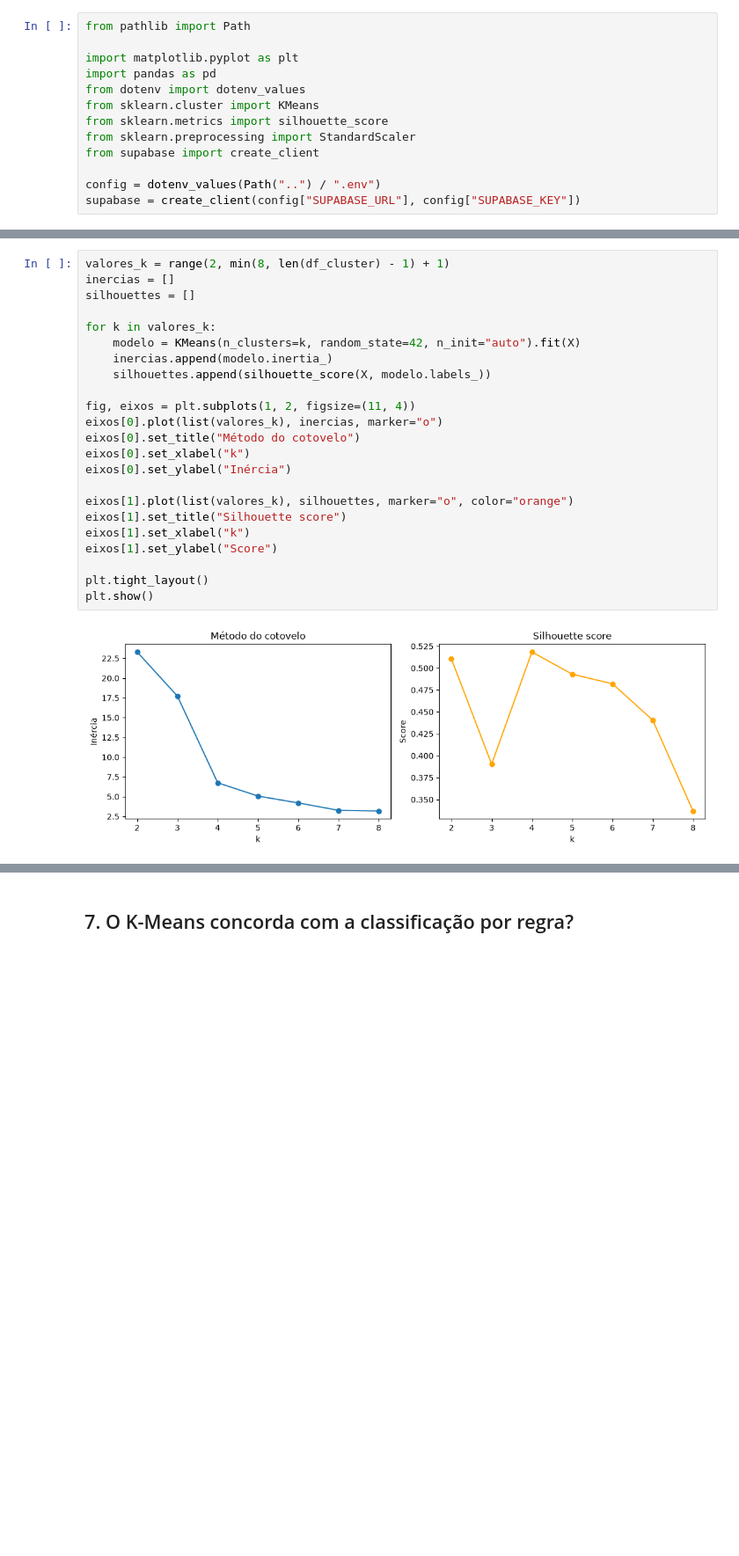
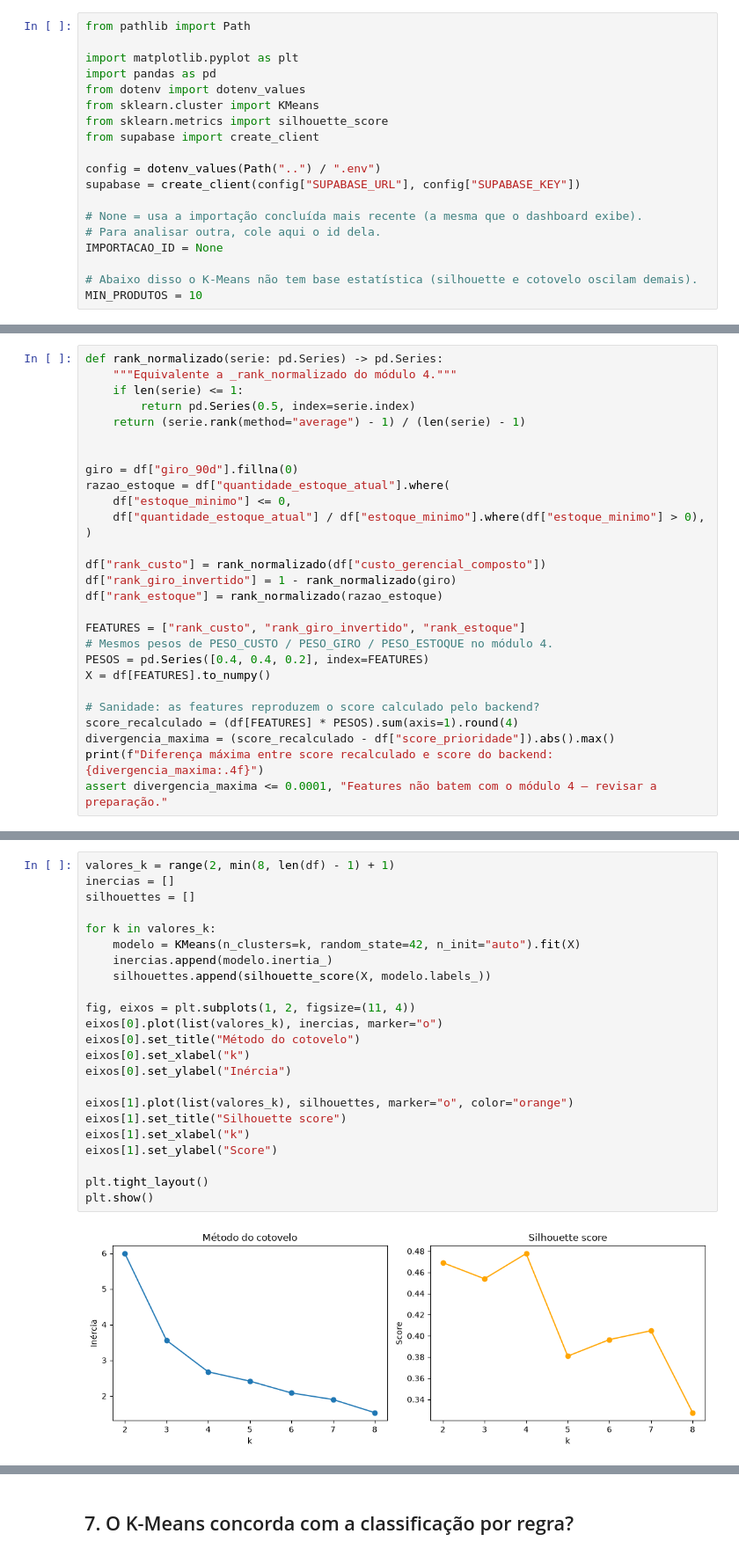
Before and after one commit to weillerjulia/StockWise, a Jupyter notebook: backend/analysis/clustering_kmeans.ipynb, the cells around one changed output, grey strips where cells are left out. Shown at 88% size. Drawn from its saved outputs; the diff is of its cells as text; blank space fills up the shorter version.

```diff
--- a/backend/analysis/clustering_kmeans.ipynb
+++ b/backend/analysis/clustering_kmeans.ipynb
@@ -12,8 +22,14 @@ import pandas as pd
 from dotenv import dotenv_values
 from sklearn.cluster import KMeans
 from sklearn.metrics import silhouette_score
-from sklearn.preprocessing import StandardScaler
 from supabase import create_client
 
 config = dotenv_values(Path("..") / ".env")
 supabase = create_client(config["SUPABASE_URL"], config["SUPABASE_KEY"])
+
+# None = usa a importação concluída mais recente (a mesma que o dashboard exibe).
+# Para analisar outra, cole aqui o id dela.
+IMPORTACAO_ID = None
+
+# Abaixo disso o K-Means não tem base estatística (silhouette e cotovelo oscilam demais).
+MIN_PRODUTOS = 10
@@ -69,0 +117,28 @@ X = scaler.fit_transform(df_cluster[FEATURES])
+# %%
+def rank_normalizado(serie: pd.Series) -> pd.Series:
+    """Equivalente a _rank_normalizado do módulo 4."""
+    if len(serie) <= 1:
+        return pd.Series(0.5, index=serie.index)
+    return (serie.rank(method="average") - 1) / (len(serie) - 1)
+
+
+giro = df["giro_90d"].fillna(0)
+razao_estoque = df["quantidade_estoque_atual"].where(
+    df["estoque_minimo"] <= 0,
+    df["quantidade_estoque_atual"] / df["estoque_minimo"].where(df["estoque_minimo"] > 0),
+)
+
+df["rank_custo"] = rank_normalizado(df["custo_gerencial_composto"])
+df["rank_giro_invertido"] = 1 - rank_normalizado(giro)
+df["rank_estoque"] = rank_normalizado(razao_estoque)
+
+FEATURES = ["rank_custo", "rank_giro_invertido", "rank_estoque"]
+# Mesmos pesos de PESO_CUSTO / PESO_GIRO / PESO_ESTOQUE no módulo 4.
+PESOS = pd.Series([0.4, 0.4, 0.2], index=FEATURES)
+X = df[FEATURES].to_numpy()
+
+# Sanidade: as features reproduzem o score calculado pelo backend?
+score_recalculado = (df[FEATURES] * PESOS).sum(axis=1).round(4)
+divergencia_maxima = (score_recalculado - df["score_prioridade"]).abs().max()
+print(f"Diferença máxima entre score recalculado e score do backend: {divergencia_maxima:.4f}")
+assert divergencia_maxima <= 0.0001, "Features não batem com o módulo 4 — revisar a preparação."
@@ -74,25 +151,25 @@ Exploratório: os dois gráficos abaixo ajudam a decidir quantos clusters fazem
 # %%
-valores_k = range(2, min(8, len(df_cluster) - 1) + 1)
+valores_k = range(2, min(8, len(df) - 1) + 1)
 inercias = []
 silhouettes = []
 
 for k in valores_k:
     modelo = KMeans(n_clusters=k, random_state=42, n_init="auto").fit(X)
     inercias.append(modelo.inertia_)
     silhouettes.append(silhouette_score(X, modelo.labels_))
 
 fig, eixos = plt.subplots(1, 2, figsize=(11, 4))
 eixos[0].plot(list(valores_k), inercias, marker="o")
 eixos[0].set_title("Método do cotovelo")
 eixos[0].set_xlabel("k")
 eixos[0].set_ylabel("Inércia")
 
 eixos[1].plot(list(valores_k), silhouettes, marker="o", color="orange")
 eixos[1].set_title("Silhouette score")
 eixos[1].set_xlabel("k")
 eixos[1].set_ylabel("Score")
 
 plt.tight_layout()
 plt.show()
 # %% [output]
-[figure, old version]
+[figure, new version]
```
Also changed, not shown: parts of 26 cells of this notebook, 9 other files.
